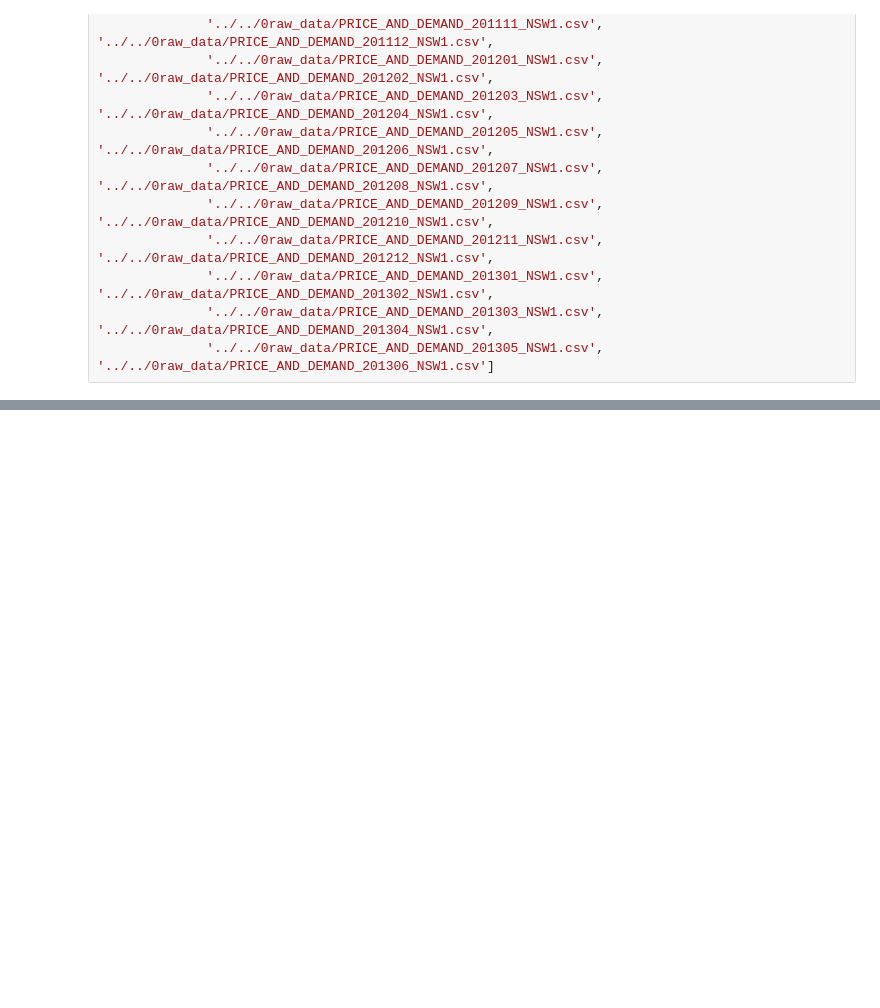
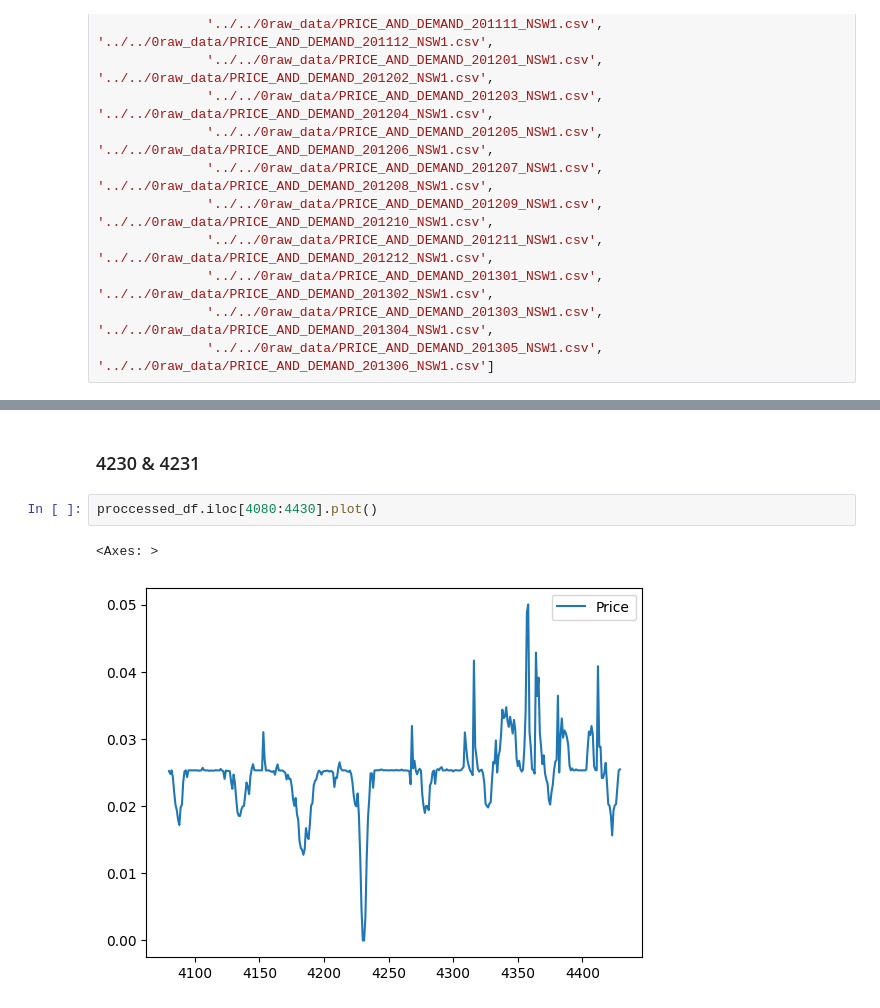
Before and after one commit to JonasSievers/Federated-Reinforcement-Learning-for-Battery-Charging, a Jupyter notebook: data/1process_data/data_preprocessing_scripts/price_preproccessing.ipynb, the cells around one changed output, grey strips where cells are left out. Drawn from its saved outputs; the diff is of its cells as text; blank space fills up the shorter version.

```diff
--- a/data/1process_data/data_preprocessing_scripts/price_preproccessing.ipynb
+++ b/data/1process_data/data_preprocessing_scripts/price_preproccessing.ipynb
@@ -57,0 +120,7 @@ proccessed_df.to_csv("../processed_price.csv", sep=',', index=False, encoding='u
+# %% [markdown]
+### 4230 & 4231
+# %%
+proccessed_df.iloc[4080:4430].plot()
+# %% [output]
+<Axes: >
+[figure, added]
```
Also changed, not shown: parts of 41 cells of this notebook, 6 other files.
